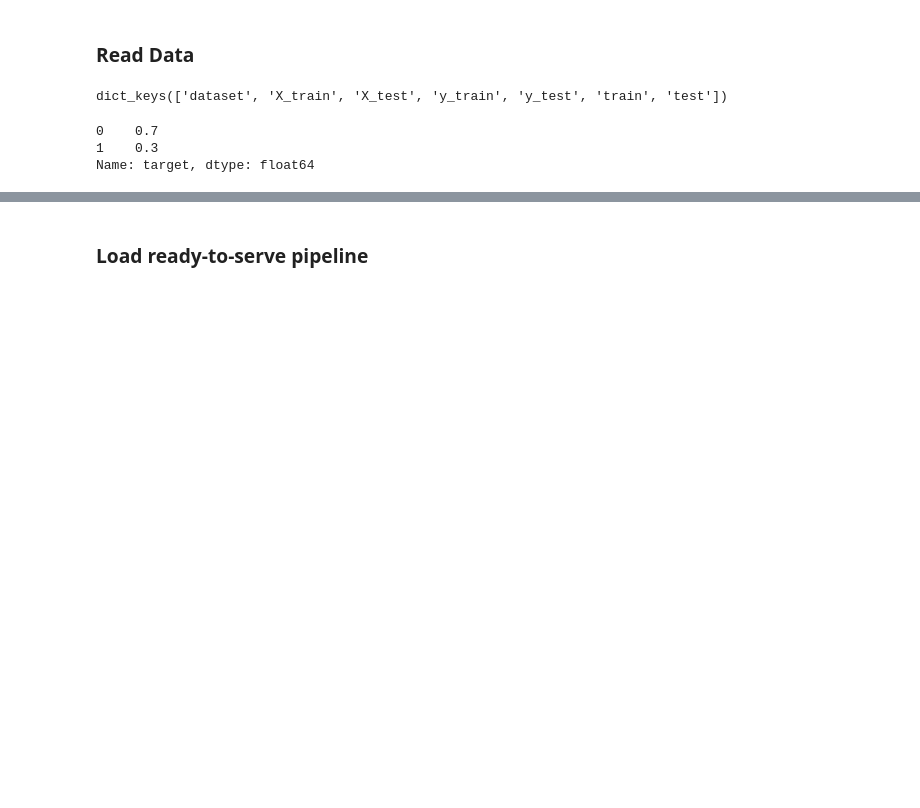
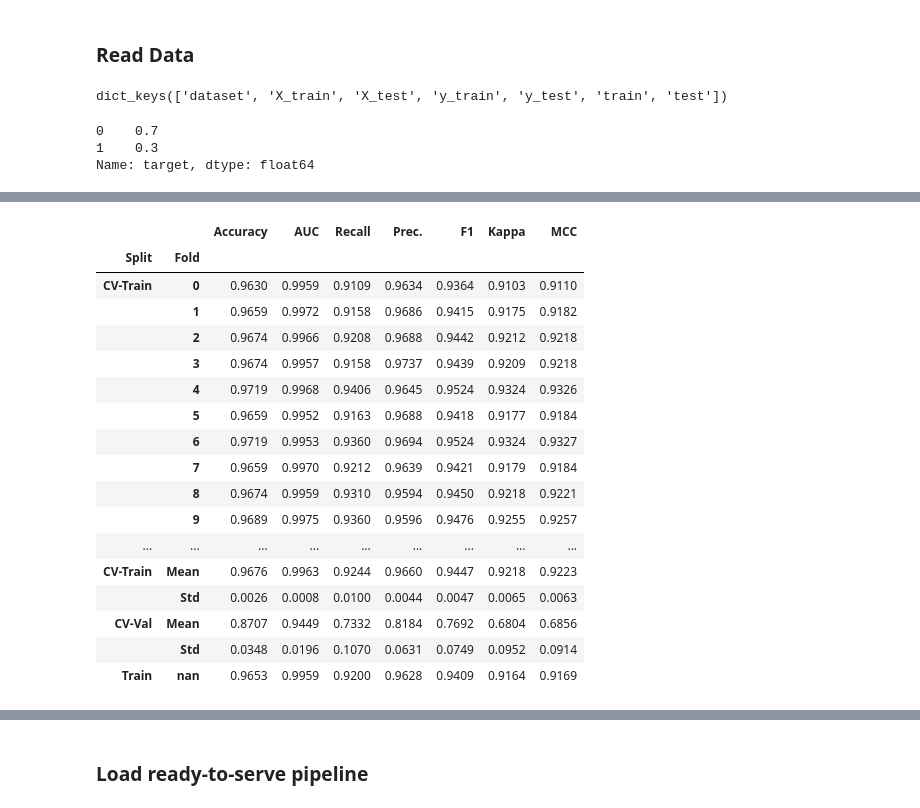
Before and after one commit to Takfes/python-classification, a Jupyter notebook: trainer-pycaret.ipynb, the cells around one changed output, grey strips where cells are left out. Drawn from its saved outputs; the diff is of its cells as text; code cells hidden in the pictures; blank space fills up the shorter version.

```diff
--- a/trainer-pycaret.ipynb
+++ b/trainer-pycaret.ipynb
@@ -59,0 +319,3 @@ Name: target, dtype: float64
+# %%
+blender = e0.blend_models(ensembled, return_train_score=True)
+# %% [output]
@@ -59,0 +323,18 @@ Name: target, dtype: float64
+|  |  | Accuracy | AUC | Recall | Prec. | F1 | Kappa | MCC |
+| Split | Fold |  |  |  |  |  |  |  |
+| CV-Train | 0 | 0.9630 | 0.9959 | 0.9109 | 0.9634 | 0.9364 | 0.9103 | 0.9110 |
+|  | 1 | 0.9659 | 0.9972 | 0.9158 | 0.9686 | 0.9415 | 0.9175 | 0.9182 |
+|  | 2 | 0.9674 | 0.9966 | 0.9208 | 0.9688 | 0.9442 | 0.9212 | 0.9218 |
+|  | 3 | 0.9674 | 0.9957 | 0.9158 | 0.9737 | 0.9439 | 0.9209 | 0.9218 |
+|  | 4 | 0.9719 | 0.9968 | 0.9406 | 0.9645 | 0.9524 | 0.9324 | 0.9326 |
+|  | 5 | 0.9659 | 0.9952 | 0.9163 | 0.9688 | 0.9418 | 0.9177 | 0.9184 |
+|  | 6 | 0.9719 | 0.9953 | 0.9360 | 0.9694 | 0.9524 | 0.9324 | 0.9327 |
+|  | 7 | 0.9659 | 0.9970 | 0.9212 | 0.9639 | 0.9421 | 0.9179 | 0.9184 |
+|  | 8 | 0.9674 | 0.9959 | 0.9310 | 0.9594 | 0.9450 | 0.9218 | 0.9221 |
+|  | 9 | 0.9689 | 0.9975 | 0.9360 | 0.9596 | 0.9476 | 0.9255 | 0.9257 |
+| ... | ... | ... | ... | ... | ... | ... | ... | ... |
+| CV-Train | Mean | 0.9676 | 0.9963 | 0.9244 | 0.9660 | 0.9447 | 0.9218 | 0.9223 |
+|  | Std | 0.0026 | 0.0008 | 0.0100 | 0.0044 | 0.0047 | 0.0065 | 0.0063 |
+| CV-Val | Mean | 0.8707 | 0.9449 | 0.7332 | 0.8184 | 0.7692 | 0.6804 | 0.6856 |
+|  | Std | 0.0348 | 0.0196 | 0.1070 | 0.0631 | 0.0749 | 0.0952 | 0.0914 |
+| Train | nan | 0.9653 | 0.9959 | 0.9200 | 0.9628 | 0.9409 | 0.9164 | 0.9169 |
```
Also changed, not shown: parts of 62 cells of this notebook, 5 other files.
